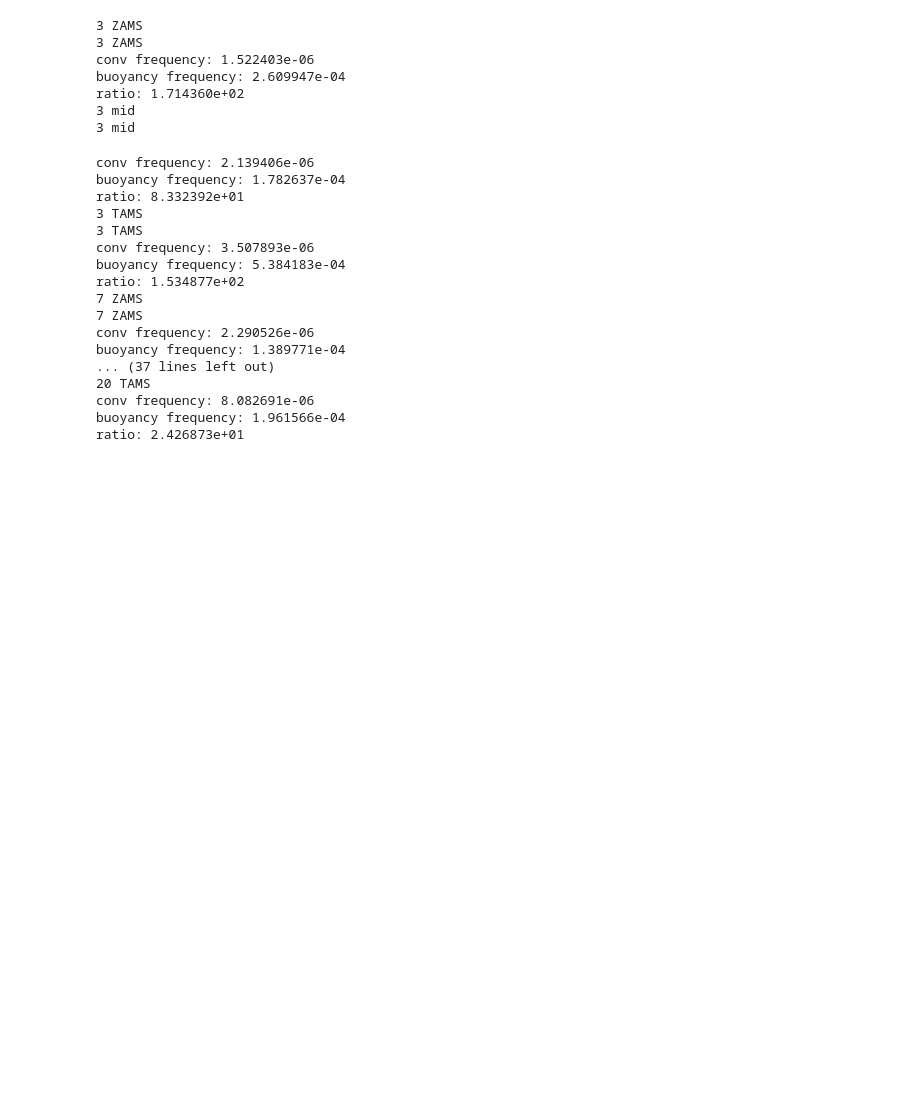
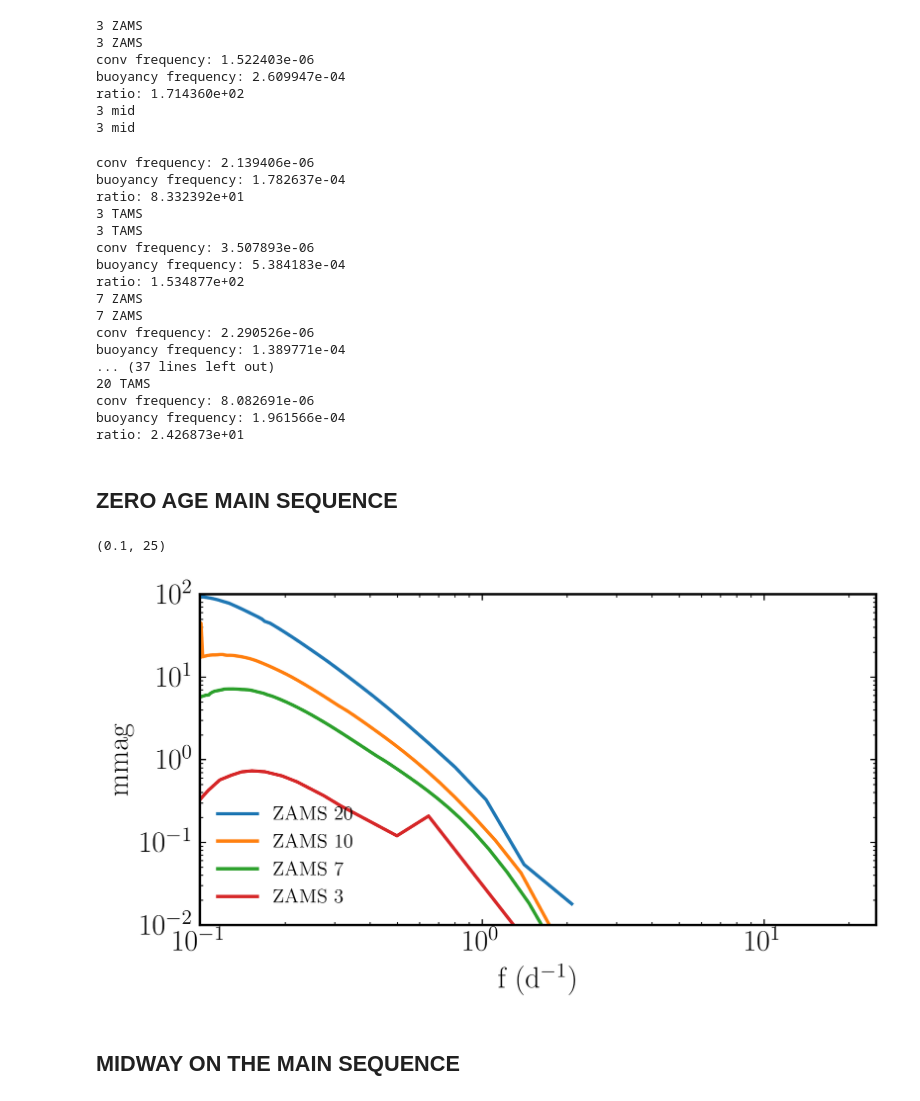
Before and after one commit to matteocantiello/gyre_igw, a Jupyter notebook: wave_amplitude.ipynb, the cells around one changed output. Cells and saved outputs as stored; diff of their text form; code cells hidden in the pictures; blank space fills up the shorter version.

```diff
--- a/wave_amplitude.ipynb
+++ b/wave_amplitude.ipynb
@@ -137,5 +137,23 @@ buoyancy frequency: 1.389771e-04
 conv frequency: 8.082691e-06
 buoyancy frequency: 1.961566e-04
 ratio: 2.426873e+01
+# %% [markdown]
+## ZERO AGE MAIN SEQUENCE
+# %%
+plt.loglog(freq_units*freq_dict['ZAMS_20'],1e3*mode_mag_dict['ZAMS_20'],label='ZAMS 20')
+plt.loglog(freq_units*freq_dict['ZAMS_10'],1e3*mode_mag_dict['ZAMS_10'],label='ZAMS 10')
+plt.loglog(freq_units*freq_dict['ZAMS_7'],1e3*mode_mag_dict['ZAMS_7'],label='ZAMS 7')
+plt.loglog(freq_units*freq_dict['ZAMS_3'],1e3*mode_mag_dict['ZAMS_3'],label='ZAMS 3')
+plt.ylabel('mmag')
+#plt.xlabel(r'f (Hz)')
+plt.xlabel(r'f (d$^{-1}$)')
+plt.legend(loc='lower left')
+plt.ylim([1e-2,1e2])
+plt.xlim([1e-1,25])
+# %% [output]
+(0.1, 25)
+[figure, added]
+# %% [markdown]
+## MIDWAY ON THE MAIN SEQUENCE
 # %%
 freq_units = 24*60*60
```
Also changed, not shown: parts of 3 cells of this notebook.
